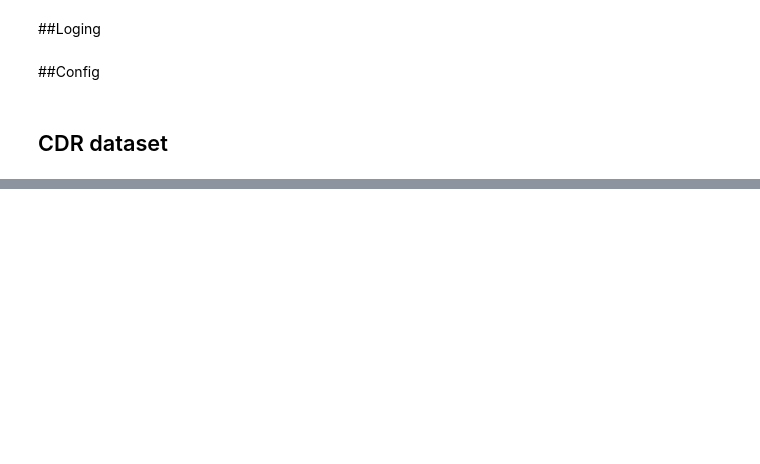
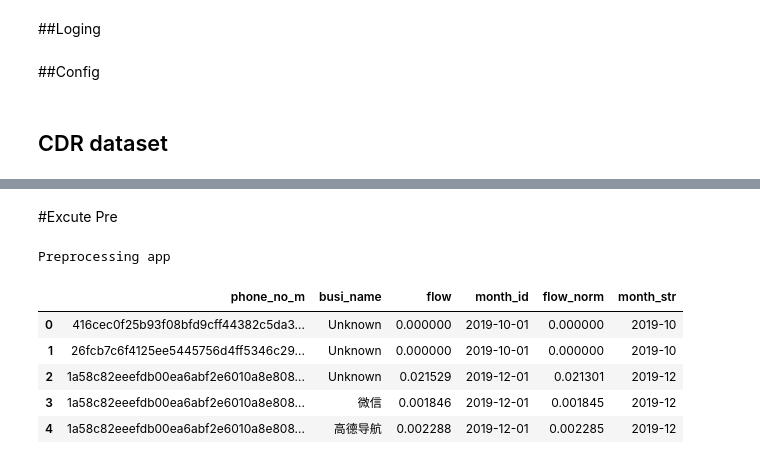
Before and after one commit to MUNEERALNAJDI/fraud_detection, a Jupyter notebook: notebooks/FraudNotebook.ipynb, the cells around one changed output, grey strips where cells are left out. Drawn from its saved outputs; the diff is of its cells as text; code cells hidden in the pictures; blank space fills up the shorter version.

Commit message:
working version with preprocess_app

```diff
--- a/notebooks/FraudNotebook.ipynb
+++ b/notebooks/FraudNotebook.ipynb
@@ -272,0 +383,27 @@ Report results/profile_voc_sweetviz_20250930_044308.html was generated! NOTEBOOK
+# %% [markdown]
+#Excute Pre
+# %%
+for name, df in data.items():
+  if name == "app":
+      print(f"\nPreprocessing {name}")
+      df = preprocess_app(df)
+      df.to_csv(f"dataset/CallChinses/processed/cleaned_{name}_{timestamp}.csv", index=False)
+      display(df.head())
+
+
+#if name == "app":
+ #   df = preprocess_app(df)
+#elif name == "sms":
+ #   df = preprocess_sms(df)
+#elif name == "user":
+    #df = preprocess_user(df)
+#elif name == "voc":
+    #df = preprocess_voc(df)
+# %% [output]
+Preprocessing app
+|  | phone_no_m | busi_name | flow | month_id | flow_norm | month_str |
+| 0 | 416cec0f25b93f08bfd9cff44382c5da3... | Unknown | 0.000000 | 2019-10-01 | 0.000000 | 2019-10 |
+| 1 | 26fcb7c6f4125ee5445756d4ff5346c29... | Unknown | 0.000000 | 2019-10-01 | 0.000000 | 2019-10 |
+| 2 | 1a58c82eeefdb00ea6abf2e6010a8e808... | Unknown | 0.021529 | 2019-12-01 | 0.021301 | 2019-12 |
+| 3 | 1a58c82eeefdb00ea6abf2e6010a8e808... | 微信 | 0.001846 | 2019-12-01 | 0.001845 | 2019-12 |
+| 4 | 1a58c82eeefdb00ea6abf2e6010a8e808... | 高德导航 | 0.002288 | 2019-12-01 | 0.002285 | 2019-12 |
```
Also changed, not shown: parts of 25 cells of this notebook.
